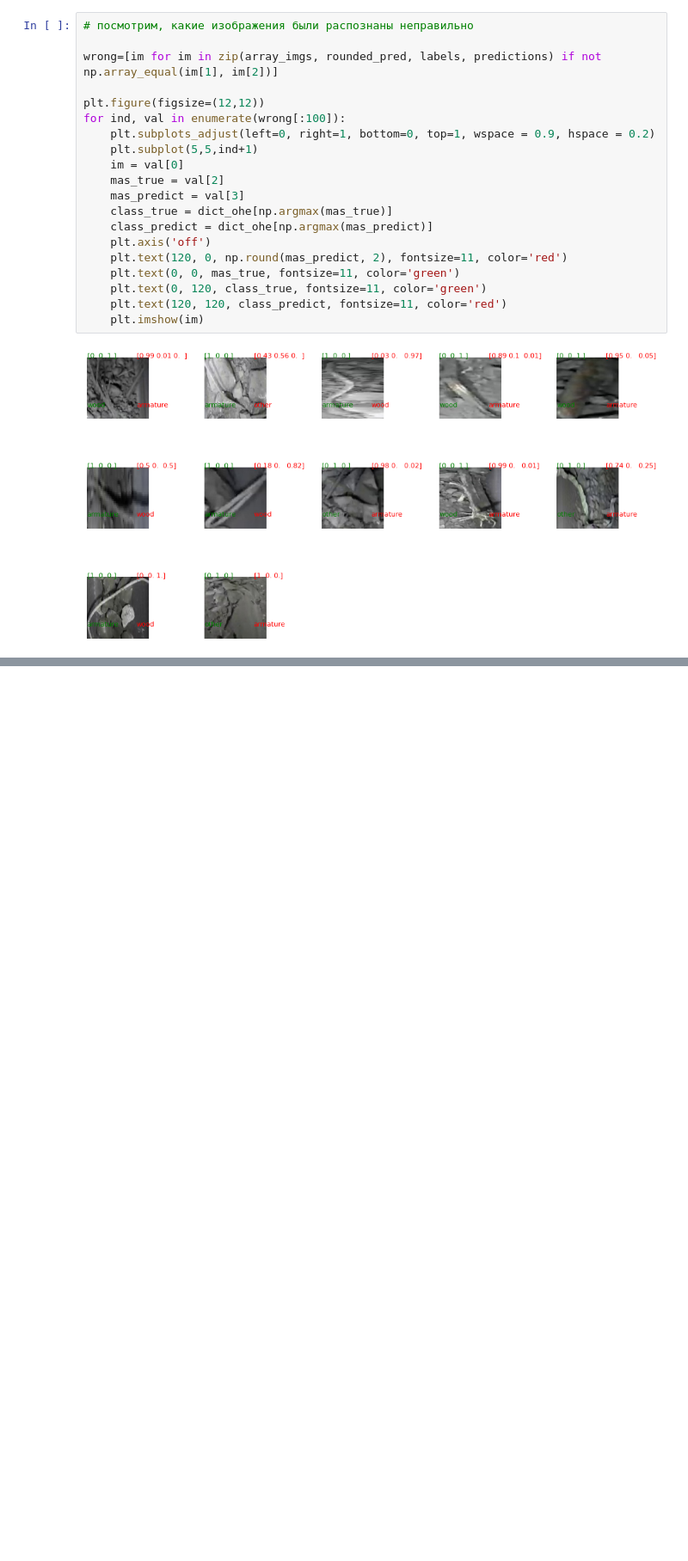
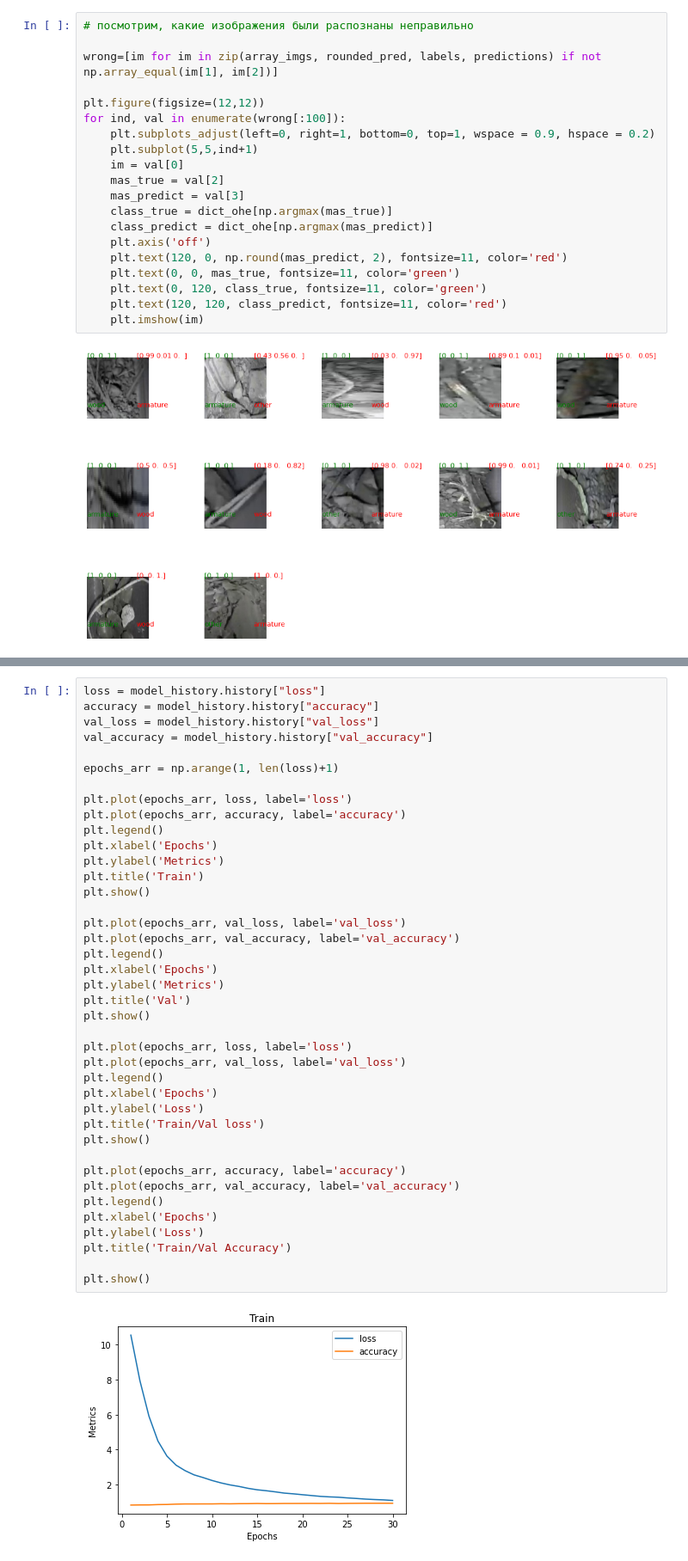
Before and after one commit to alxvmr/ore_ml, a Jupyter notebook: Ore_objectDetection.ipynb, the cells around one changed output, grey strips where cells are left out. Shown at 86% size. Saved outputs shown, nothing was run; the diff lists cells and outputs as text; blank space fills up the shorter version.

```diff
--- a/Ore_objectDetection.ipynb
+++ b/Ore_objectDetection.ipynb
@@ -751,0 +852,42 @@ for ind, val in enumerate(wrong[:100]):
+# %%
+loss = model_history.history["loss"]
+accuracy = model_history.history["accuracy"]
+val_loss = model_history.history["val_loss"]
+val_accuracy = model_history.history["val_accuracy"]
+
+epochs_arr = np.arange(1, len(loss)+1)
+
+plt.plot(epochs_arr, loss, label='loss')
+plt.plot(epochs_arr, accuracy, label='accuracy')
+plt.legend()
+plt.xlabel('Epochs')
+plt.ylabel('Metrics')
+plt.title('Train')
+plt.show()
+
+plt.plot(epochs_arr, val_loss, label='val_loss')
+plt.plot(epochs_arr, val_accuracy, label='val_accuracy')
+plt.legend()
+plt.xlabel('Epochs')
+plt.ylabel('Metrics')
+plt.title('Val')
+plt.show()
+
+plt.plot(epochs_arr, loss, label='loss')
+plt.plot(epochs_arr, val_loss, label='val_loss')
+plt.legend()
+plt.xlabel('Epochs')
+plt.ylabel('Loss')
+plt.title('Train/Val loss')
+plt.show()
+
+plt.plot(epochs_arr, accuracy, label='accuracy')
+plt.plot(epochs_arr, val_accuracy, label='val_accuracy')
+plt.legend()
+plt.xlabel('Epochs')
+plt.ylabel('Loss')
+plt.title('Train/Val Accuracy')
+
+plt.show()
+# %% [output]
+[figure, added]
```
Also changed, not shown: parts of 13 cells of this notebook.
